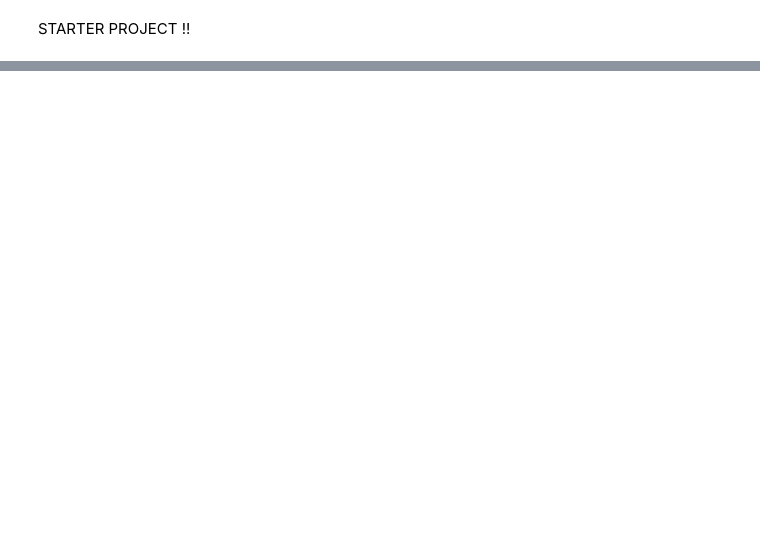
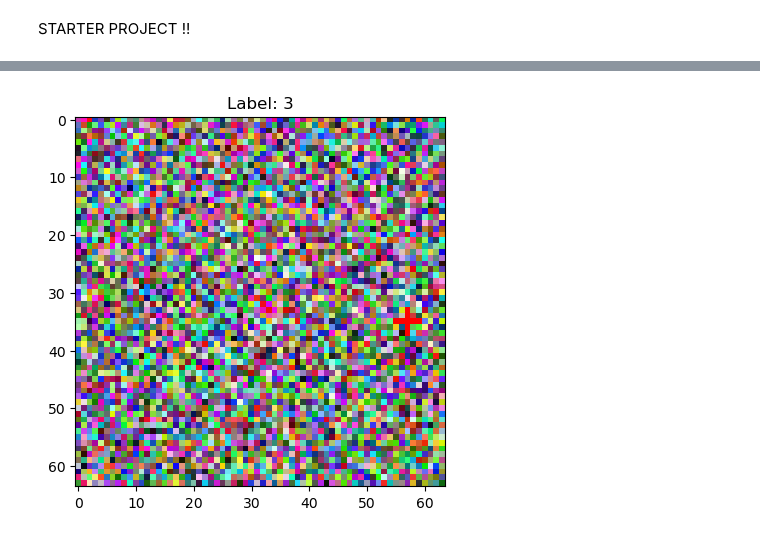
Before and after one commit to kevin-luo123/starter-project, a Jupyter notebook: image classifier.ipynb, the cells around one changed output, grey strips where cells are left out. Saved outputs shown, nothing was run; the diff lists cells and outputs as text; code cells hidden in the pictures; blank space fills up the shorter version.

```diff
--- a/image classifier.ipynb
+++ b/image classifier.ipynb
@@ -40,7 +38,7 @@ def generate_dataset(num_images):
     labels = []
     for i in range (num_images):
         image = np.random.randint(0, 256, (64, 64, 3), dtype=np.uint8)
-        a, b = np.random.randint(2, 63), np.random.randint(2, 63) #shape center
+        a, b = np.random.randint(2, 62), np.random.randint(2, 62) #shape center
         label = np.random.randint(0, 4)
         match label:
             case 0:
@@ -62,3 +60,12 @@ def generate_dataset(num_images):
         images.append(image)
         labels.append(label)
     return images, labels
+# %%
+images, labels = generate_dataset(1000)
+# %%
+for i in range (10):
+    plt.imshow(images[i])
+    plt.title(f"Label: {labels[i]}")
+    plt.show
+# %% [output]
+[figure, added]
```
Also changed, not shown: parts of 5 cells of this notebook.
